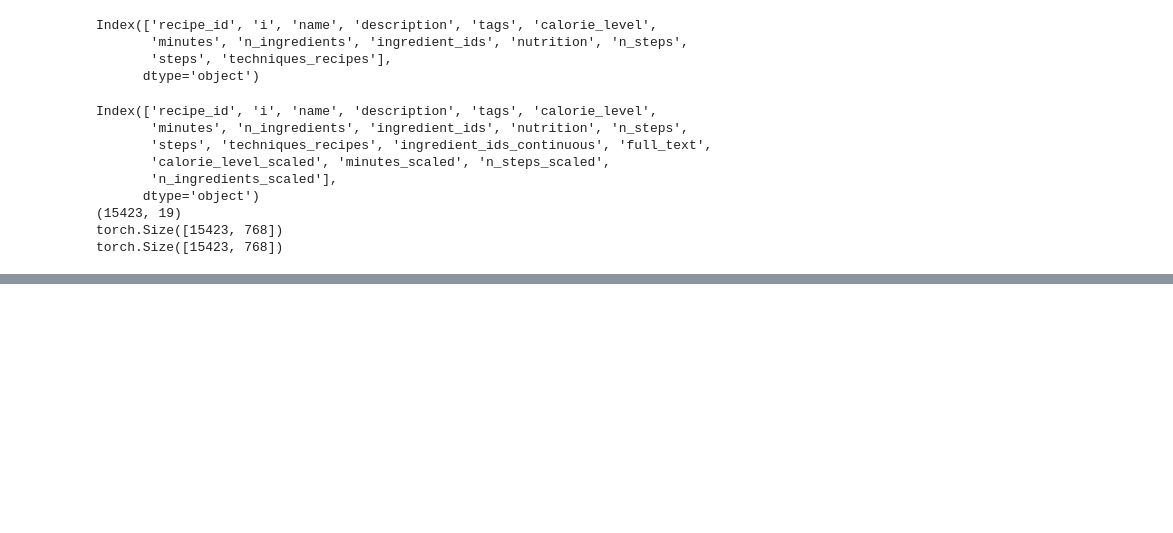
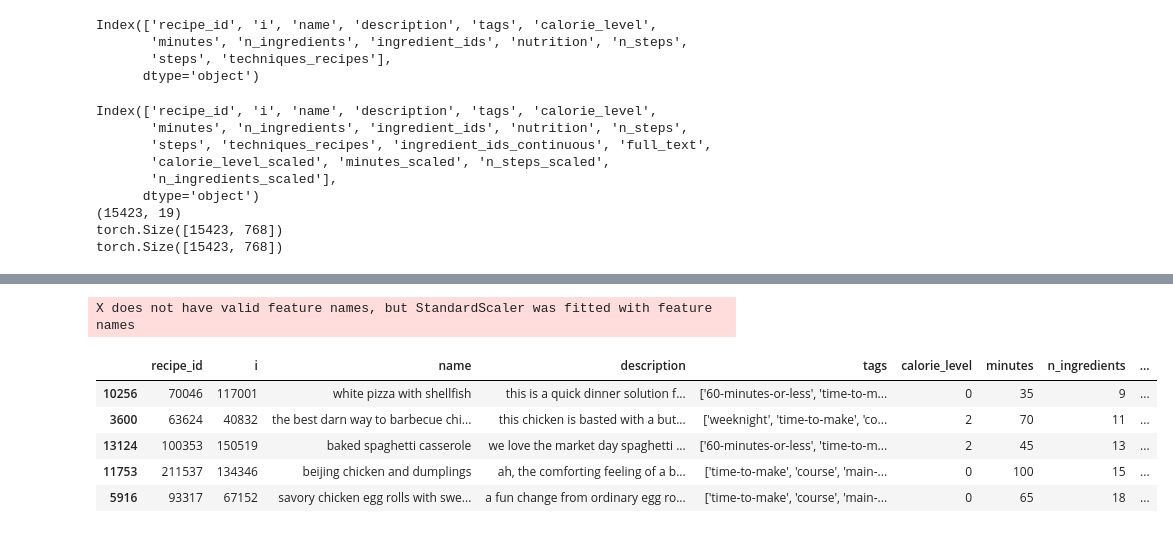
Before and after one commit to soheil-housni/Recipes-Recommendation-System, a Jupyter notebook: main.ipynb, the cells around one changed output, grey strips where cells are left out. Cells and saved outputs as stored; diff of their text form; code cells hidden in the pictures; blank space fills up the shorter version.

Commit message:
Corrections of the test file and end of the inference recommender module

```diff
--- a/main.ipynb
+++ b/main.ipynb
@@ -296,6 +296,9 @@ torch.save(test_mean_embeddings,f"./modules/BERT_embeddings/test_mean_embeddings
 # %% [markdown]
 ## Load of the dataframes
 # %%
+PP_recipes_df=pd.read_csv("data/PP_recipes.csv")
+PP_users_df=pd.read_csv("data/PP_users.csv")
+
 full_parquet_file=pq.ParquetFile("./modules/dataframes/full_df.parquet")
 full_processed_parquet_file=pq.ParquetFile("./modules/dataframes/full_df_processed.parquet")
 train_parquet_file=pq.ParquetFile("./modules/dataframes/train_df.parquet")
@@ -817,2 +821,22 @@ torch.Size([15423, 256])
+# %%
+recipes_parquet_file=pq.ParquetFile("./modules/recipes_set/recipes_df.parquet")
+recipes_df=load(recipes_parquet_file)
+
+recipes_embeddings=torch.load(f"./modules/recipes_set/recipes_embeddings.pt")
+
+scaler_user=joblib.load("./modules/scalers/scaler_users.pkl")
+
+PP_users_df["len_items"]=PP_users_df["items"].str.count(r",")+1
+max_len_items=PP_users_df["len_items"].max()
+PP_users_df.drop(columns=["len_items"],inplace=True)
+
+n_techniques_users=len(full_df_processed.loc[~full_df_processed["techniques_users"].isna(),"techniques_users"].iloc[0])
 # %%
-recipes_embeddings=torch.load(f"./modules/recipes_embeddings/recipes_embeddings.pt")
+device = (torch.device("mps") if torch.backends.mps.is_available() else torch.device("cuda" if torch.cuda.is_available() else "cpu"))
+
+
+best_model_registered_uri=f"models:/Best_Recommendation_System_model/1"
+best_recommendation_model=mlflow.pytorch.load_model(best_model_registered_uri,map_location=torch.device("cpu"))
+best_recommendation_model.device=device
+
+recipes_recommender=RecipesRecommender(device=device,model=best_recommendation_model,recipes_embeddings=recipes_embeddings,recipes_df=recipes_df,train_df=train_df,scaler_user=scaler_user,max_len_items=max_len_items,n_techniques_users=n_techniques_users)
@@ -818,0 +845,29 @@ recipes_embeddings=torch.load(f"./modules/recipes_embeddings/recipes_embeddings.
+# %%
+user_id=full_df.loc[full_df["rating"]==5,"user_id"].iloc[0]
+ratings=full_df.loc[full_df["rating"]==5,"ratings"].iloc[0]
+items=full_df.loc[full_df["rating"]==5,"items"].iloc[0]
+techniques_users=full_df.loc[full_df["rating"]==5,"techniques_users"].iloc[0]
+n_items=full_df.loc[full_df["rating"]==5,"n_items"].iloc[0]
+n_ratings=full_df.loc[full_df["rating"]==5,"n_ratings"].iloc[0]
+n_recommended_recipes=5
+
+recommended_recipes=recipes_recommender.get_recommendations(
+    user_id=user_id,
+    ratings=ratings,
+    items=items,
+    techniques_users=techniques_users,
+    n_items=n_items,
+    n_ratings=n_ratings,
+    n_recommended_recipes=n_recommended_recipes
+)
+# %% [output]
+X does not have valid feature names, but StandardScaler was fitted with feature names
+# %%
+display(recommended_recipes)
+# %% [output]
+|  | recipe_id | i | name | description | tags | calorie_level | minutes | n_ingredients | ... |
+| 10256 | 70046 | 117001 | white pizza with shellfish | this is a quick dinner solution f... | ['60-minutes-or-less', 'time-to-m... | 0 | 35 | 9 | ... |
+| 3600 | 63624 | 40832 | the best darn way to barbecue chi... | this chicken is basted with a but... | ['weeknight', 'time-to-make', 'co... | 2 | 70 | 11 | ... |
+| 13124 | 100353 | 150519 | baked spaghetti casserole | we love the market day spaghetti ... | ['60-minutes-or-less', 'time-to-m... | 2 | 45 | 13 | ... |
+| 11753 | 211537 | 134346 | beijing chicken and dumplings | ah, the comforting feeling of a b... | ['time-to-make', 'course', 'main-... | 0 | 100 | 15 | ... |
+| 5916 | 93317 | 67152 | savory chicken egg rolls with swe... | a fun change from ordinary egg ro... | ['time-to-make', 'course', 'main-... | 0 | 65 | 18 | ... |
```
Also changed, not shown: parts of 7 cells of this notebook, 11 other files.
